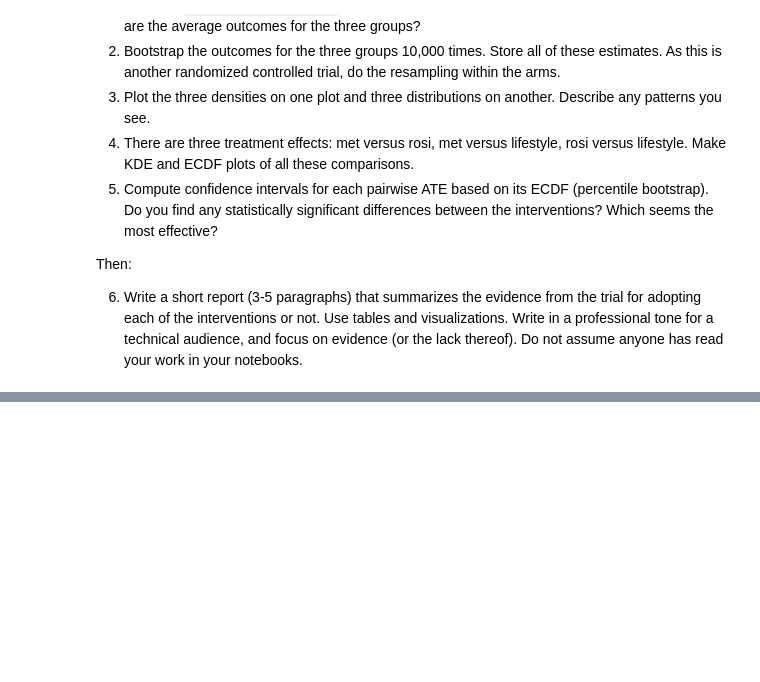
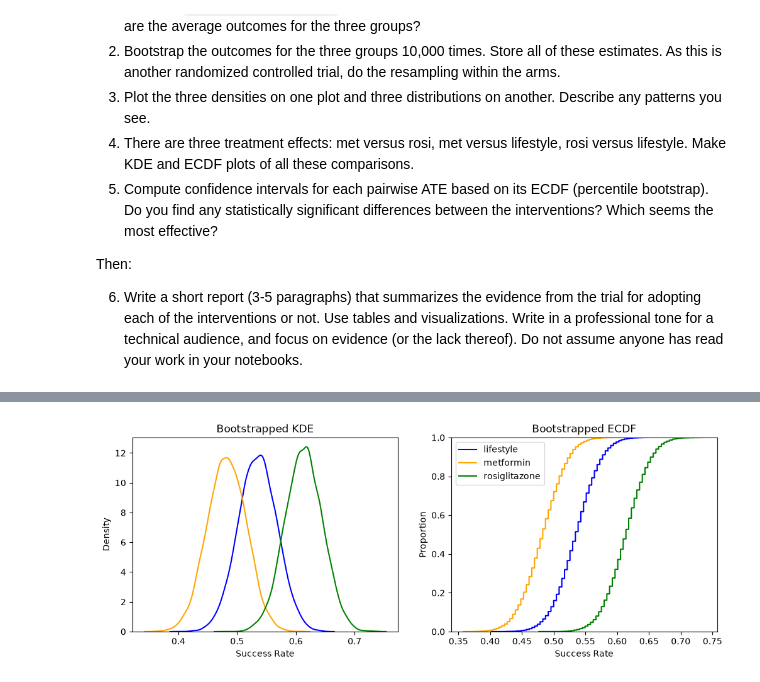
Before and after one commit to hdykens/UU_Lab_Repo, a Jupyter notebook: lab_06/lab_06.ipynb, the cells around one changed output, grey strips where cells are left out. Saved outputs shown, nothing was run; the diff lists cells and outputs as text; code cells hidden in the pictures; blank space fills up the shorter version.

```diff
--- a/lab_06/lab_06.ipynb
+++ b/lab_06/lab_06.ipynb
@@ -215,3 +215,6 @@ In an ipynb or py file:
 Then:
 
 6. Write a short report (3-5 paragraphs) that summarizes the evidence from the trial for adopting each of the interventions or not. Use tables and visualizations. Write in a professional tone for a technical audience, and focus on evidence (or the lack thereof). Do not assume anyone has read your work in your notebooks.
+# %%
+df = pd.read_csv('./data/diabetes.csv')
+df
@@ -217,0 +286,15 @@ Then:
+# %%
+fig, ax = plt.subplots(1, 2, figsize=(12, 4))
+
+sns.kdeplot(outcome_a, label='lifestyle', color='blue', ax=ax[0])
+sns.kdeplot(outcome_b, label='metformin', color='orange', ax=ax[0]).set(title='Bootstrapped KDE', xlabel='Success Rate', ylabel='Density')
+sns.kdeplot(outcome_c, label='rosiglitazone', color='green', ax=ax[0]).set(title='Bootstrapped KDE', xlabel='Success Rate', ylabel='Density')
+
+sns.ecdfplot(outcome_a, label='lifestyle', color='blue', ax=ax[1])
+sns.ecdfplot(outcome_b, label='metformin', color='orange', ax=ax[1]).set(title='Bootstrapped ECDF', xlabel='Success Rate', ylabel='Proportion')
+sns.ecdfplot(outcome_c, label='rosiglitazone', color='green', ax=ax[1]).set(title='Bootstrapped ECDF', xlabel='Success Rate', ylabel='Proportion')
+
+plt.legend()
+plt.show()
+# %% [output]
+[figure, added]
```
Also changed, not shown: parts of 7 cells of this notebook.
